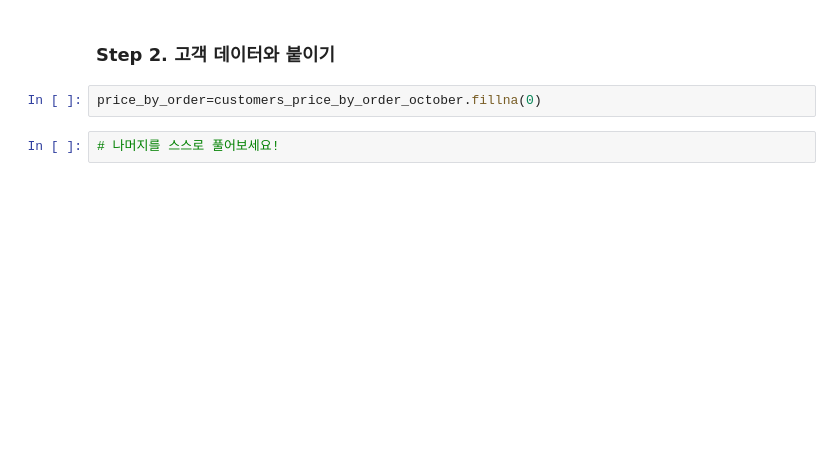
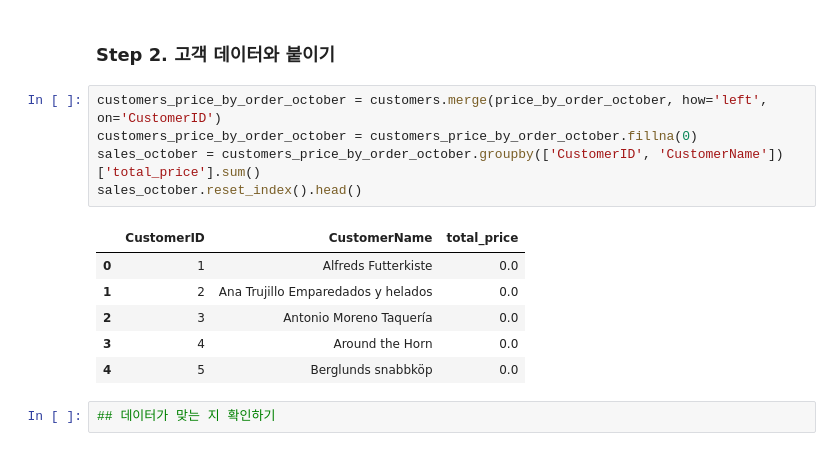
Before and after one commit to canary4651/TIL, a Jupyter notebook: jupyter/SQL & Pandas LEFT JOIN.ipynb, the cells around one changed output. Drawn from its saved outputs; the diff is of its cells as text; blank space fills up the shorter version.

```diff
--- a/jupyter/SQL & Pandas LEFT JOIN.ipynb
+++ b/jupyter/SQL & Pandas LEFT JOIN.ipynb
@@ -295,6 +292,16 @@ customers_price_by_order_october
 # %% [markdown]
 ### Step 2. 고객 데이터와 붙이기
-# %%
-price_by_order=customers_price_by_order_october.fillna(0)
-# %%
-# 나머지를 스스로 풀어보세요!
+# %%
+customers_price_by_order_october = customers.merge(price_by_order_october, how='left', on='CustomerID')
+customers_price_by_order_october = customers_price_by_order_october.fillna(0)
+sales_october = customers_price_by_order_october.groupby(['CustomerID', 'CustomerName'])['total_price'].sum()
+sales_october.reset_index().head()
+# %% [output]
+|  | CustomerID | CustomerName | total_price |
+| 0 | 1 | Alfreds Futterkiste | 0.0 |
+| 1 | 2 | Ana Trujillo Emparedados y helados | 0.0 |
+| 2 | 3 | Antonio Moreno Taquería | 0.0 |
+| 3 | 4 | Around the Horn | 0.0 |
+| 4 | 5 | Berglunds snabbköp | 0.0 |
+# %%
+## 데이터가 맞는 지 확인하기
```
Also changed, not shown: parts of 10 cells of this notebook, 7 other files.
